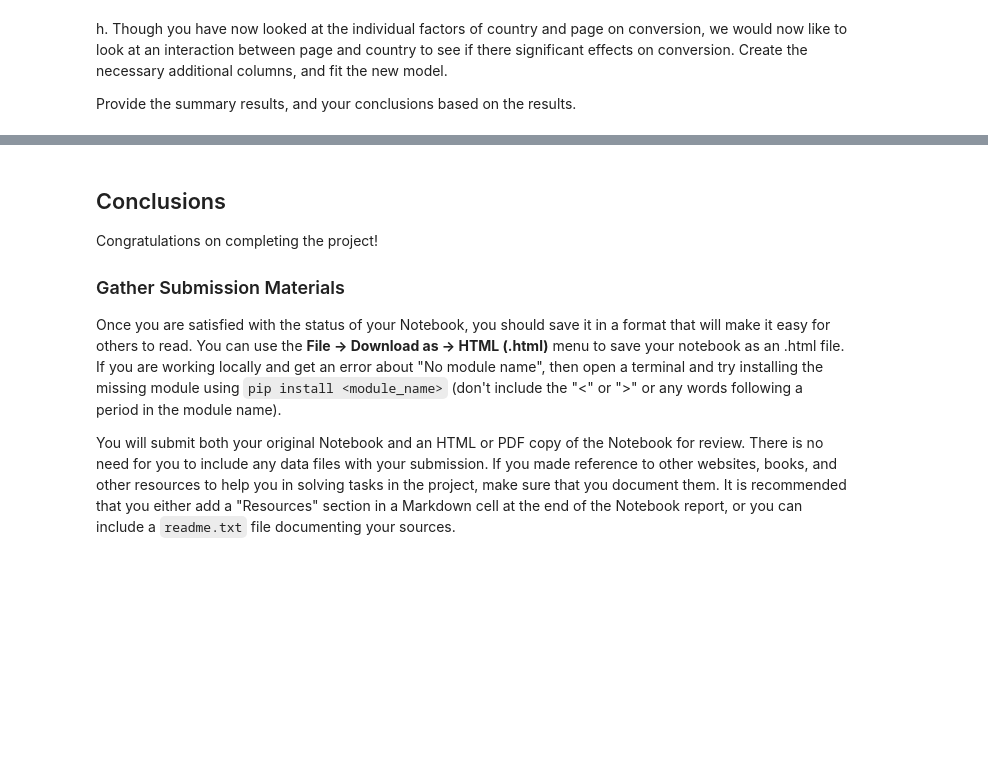
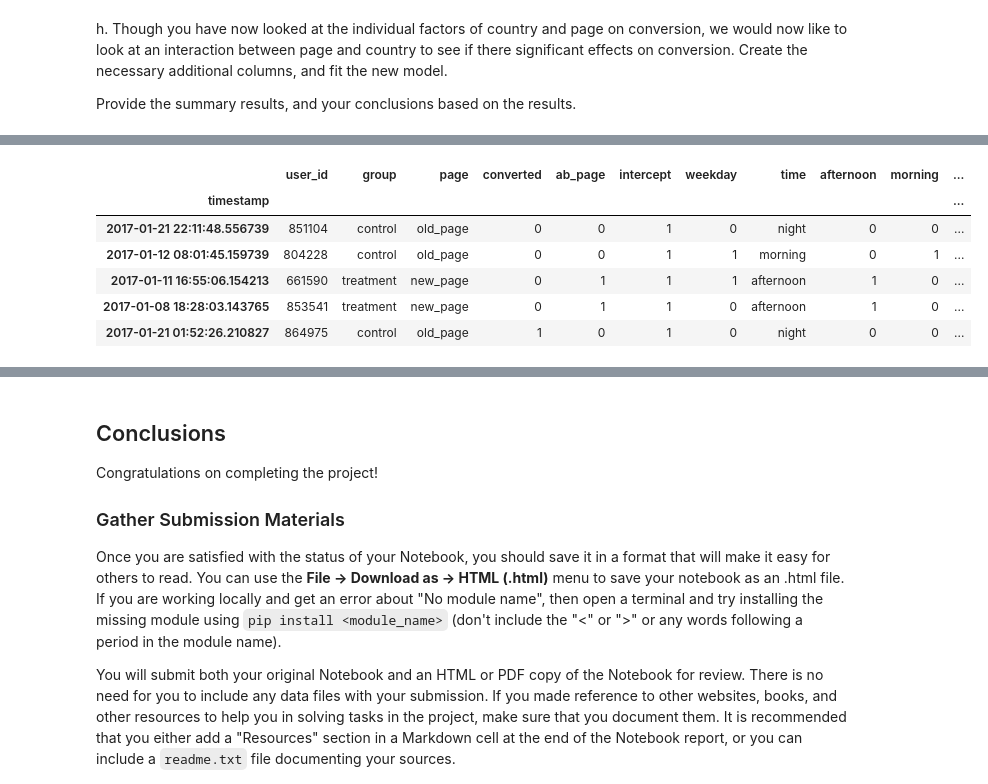
Before and after one commit to JaschaTa/analyze-ab-test-results, a Jupyter notebook: Analyze_ab_test_results_notebook.ipynb, the cells around one changed output, grey strips where cells are left out. Drawn from its saved outputs; the diff is of its cells as text; code cells hidden in the pictures; blank space fills up the shorter version.

```diff
--- a/Analyze_ab_test_results_notebook.ipynb
+++ b/Analyze_ab_test_results_notebook.ipynb
@@ -244,2 +355,6 @@ a. Since each row is either a conversion or no conversion, what type of regressi
 # %% [markdown]
 b. The goal is to use **statsmodels** to fit the regression model you specified in part **a.** to see if there is a significant difference in conversion based on which page a customer receives.  However, you first need to create a column for the intercept, and create a dummy variable column for which page each user received.  Add an **intercept** column, as well as an **ab_page** column, which is 1 when an individual receives the **treatment** and 0 if **control**.
+# %%
+df2['ab_page']=pd.get_dummies(df.group)['treatment']
+df2['intercept']=1
+df2.head()
@@ -272,0 +498,6 @@ Provide the summary results, and your conclusions based on the results.
+# %%
+#create new DF, convert timestamp to datetime, set timestamp to index
+df_time=df2
+df_time['timestamp']=pd.to_datetime(df_time.timestamp)
+df_time.set_index('timestamp', inplace=True)
+df_time.info()
@@ -272,0 +518,29 @@ Provide the summary results, and your conclusions based on the results.
+# %%
+# add column to specify for weekday (Mon-Fri: 1, Sat+Sun: 0)
+df_time['weekday']=np.where(((df_time.index.weekday == 5) | (df_time.index.weekday == 6)), 0, 1)
+# %%
+# add column to filter for time ranges:
+# 6 am - 2 pm: morning
+# 2 pm - 8 pm: afternoon
+# 8 pm - 6 am: night
+
+conditions=[
+            (df_time.index.isin(df_time.between_time('6:00', '14:00').index)),
+            (df_time.index.isin(df_time.between_time('14:00', '20:00').index)),
+            (df_time.index.isin(df_time.between_time('20:00', '06:00').index))
+            ]
+
+choices=['morning', 'afternoon', 'night']
+df_time['time']=np.select(conditions, choices)
+# %%
+# dummy variables for time ranges:
+df_time=df_time.join(pd.get_dummies(df_time.time))
+df_time.head()
+# %% [output]
+|  | user_id | group | page | converted | ab_page | intercept | weekday | time | afternoon | morning | ... |
+| timestamp |  |  |  |  |  |  |  |  |  |  | ... |
+| 2017-01-21 22:11:48.556739 | 851104 | control | old_page | 0 | 0 | 1 | 0 | night | 0 | 0 | ... |
+| 2017-01-12 08:01:45.159739 | 804228 | control | old_page | 0 | 0 | 1 | 1 | morning | 0 | 1 | ... |
+| 2017-01-11 16:55:06.154213 | 661590 | treatment | new_page | 0 | 1 | 1 | 1 | afternoon | 1 | 0 | ... |
+| 2017-01-08 18:28:03.143765 | 853541 | treatment | new_page | 0 | 1 | 1 | 0 | afternoon | 1 | 0 | ... |
+| 2017-01-21 01:52:26.210827 | 864975 | control | old_page | 1 | 0 | 1 | 0 | night | 0 | 0 | ... |
```
Also changed, not shown: parts of 54 cells of this notebook.
